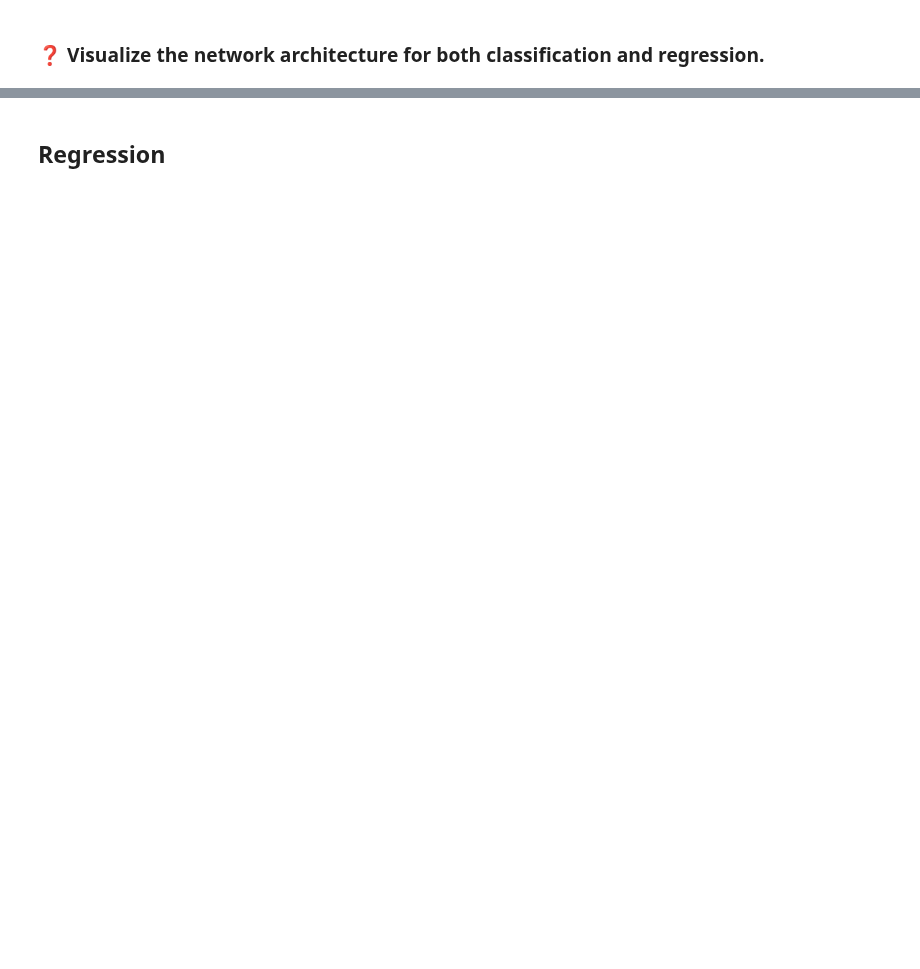
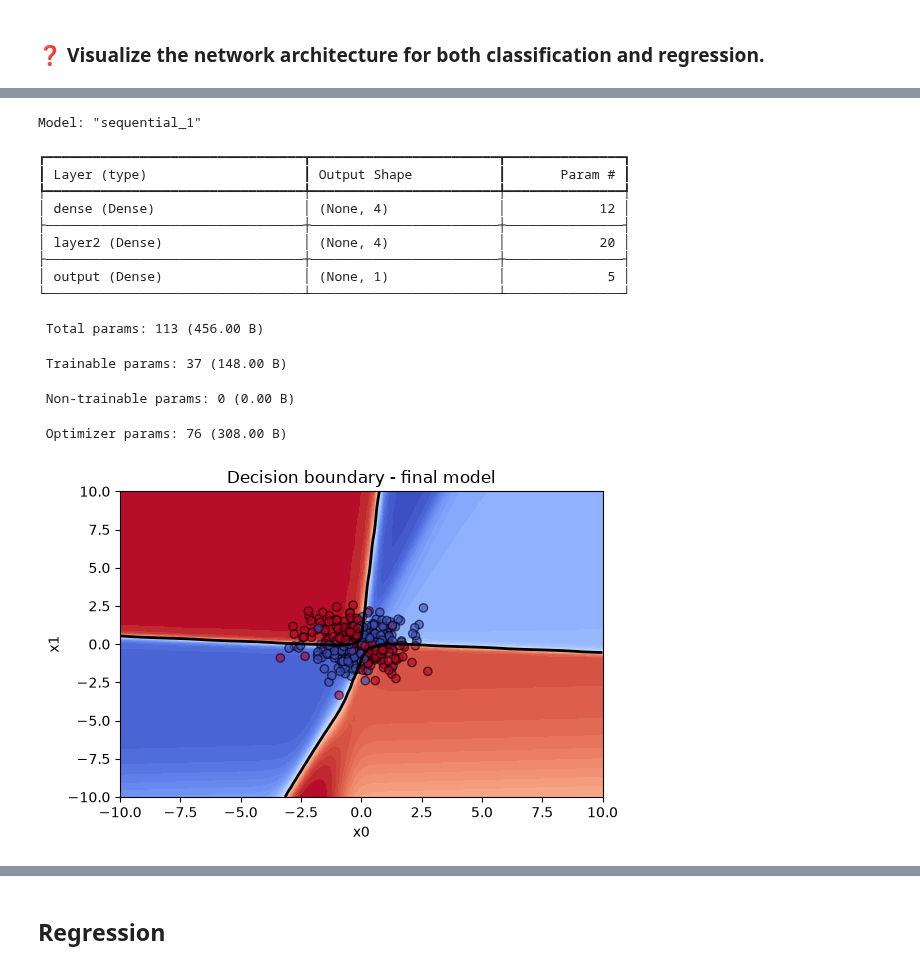
Before and after one commit to ffredz/TDT4172prosjekter, a Jupyter notebook: assignment3/problem.ipynb, the cells around one changed output, grey strips where cells are left out. Saved outputs shown, nothing was run; the diff lists cells and outputs as text; code cells hidden in the pictures; blank space fills up the shorter version.

```diff
--- a/assignment3/problem.ipynb
+++ b/assignment3/problem.ipynb
@@ -563,0 +650,18 @@ Tenker vi kan bruke 4x4 tanh modellen da
+# %%
+y_pred = (model_final.predict(X_test)>=.5).astype(int).ravel()
+accuracy = np.mean(y_pred == y_test.to_numpy())
+
+print(accuracy)
+model_final.summary()
+fig, ax = plot_decision_boundary(
+    predict=lambda X: model_final.predict(X, verbose=0),
+    threshold=0.5,
+    points=X_train,
+    labels=y_train,
+    xlim=(-10,10),
+    ylim=(-10,10)
+)
+
+ax.set_title(f"Decision boundary - final model")
+plt.show()
+# %% [output]
@@ -564,2 +670,17 @@ Tenker vi kan bruke 4x4 tanh modellen da
+Model: "sequential_1"
+┏━━━━━━━━━━━━━━━━━━━━━━━━━━━━━━━━━┳━━━━━━━━━━━━━━━━━━━━━━━━┳━━━━━━━━━━━━━━━┓
+┃ Layer (type)                    ┃ Output Shape           ┃       Param # ┃
+┡━━━━━━━━━━━━━━━━━━━━━━━━━━━━━━━━━╇━━━━━━━━━━━━━━━━━━━━━━━━╇━━━━━━━━━━━━━━━┩
+│ dense (Dense)                   │ (None, 4)              │            12 │
+├─────────────────────────────────┼────────────────────────┼───────────────┤
+│ layer2 (Dense)                  │ (None, 4)              │            20 │
+├─────────────────────────────────┼────────────────────────┼───────────────┤
+│ output (Dense)                  │ (None, 1)              │             5 │
+└─────────────────────────────────┴────────────────────────┴───────────────┘
+ Total params: 113 (456.00 B)
+ Trainable params: 37 (148.00 B)
+ Non-trainable params: 0 (0.00 B)
+ Optimizer params: 76 (308.00 B)
+[figure, added]
 # %% [markdown]
 ### ❓ Plot the classification decision boundary. Would the model generalize to larger feature values?
```
Also changed, not shown: parts of 30 cells of this notebook.
